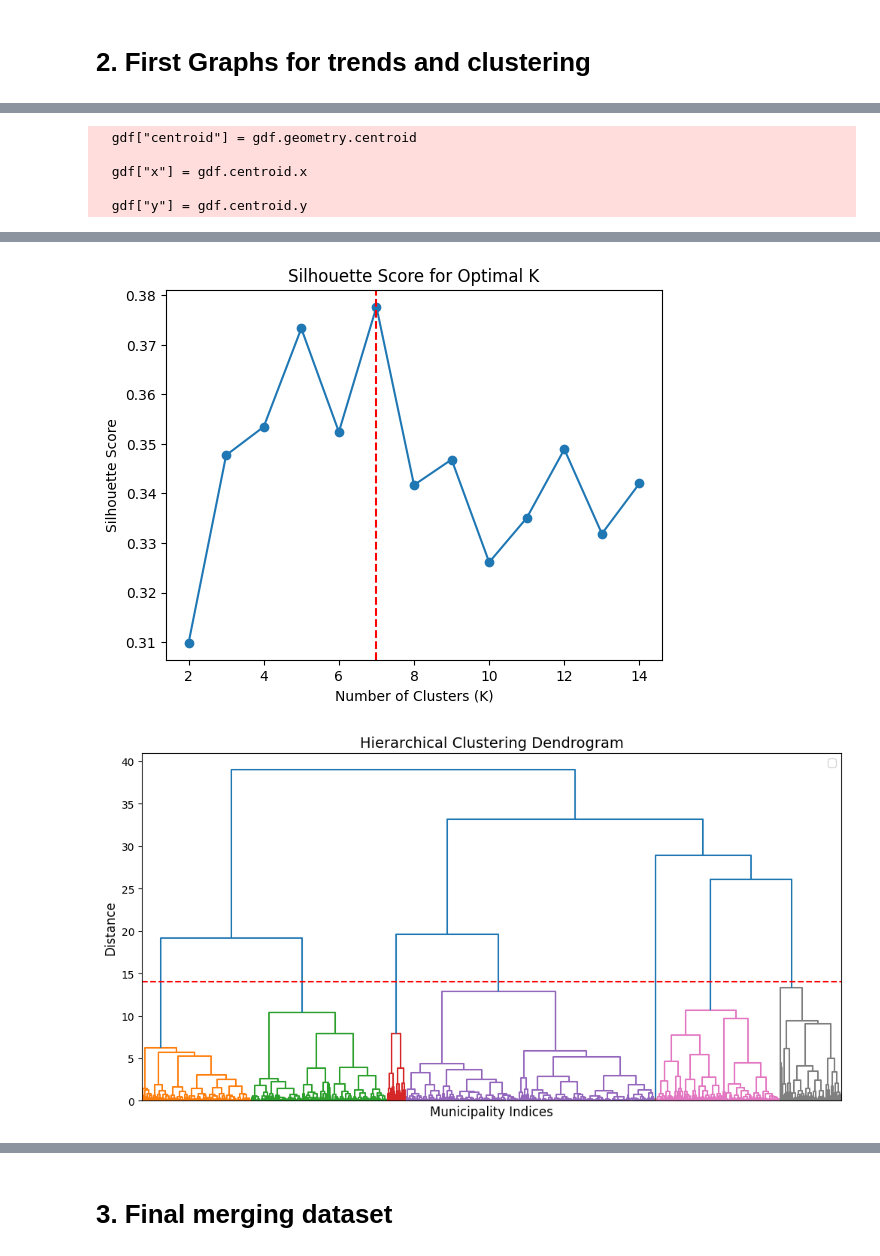
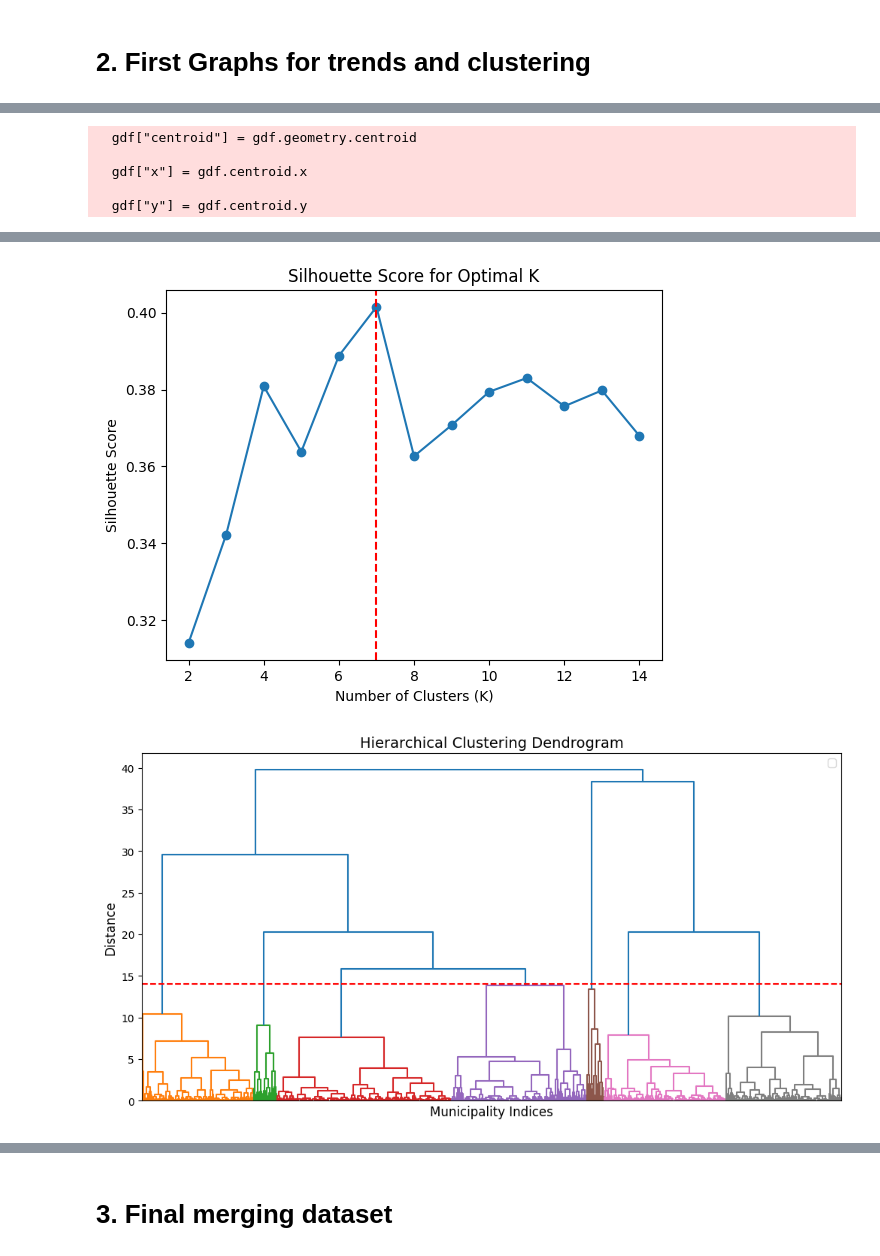
Before and after one commit to cpj97/MDS_thesis, a Jupyter notebook: Code/preprocessing_new.ipynb, the cells around one changed output, grey strips where cells are left out. Saved outputs shown, nothing was run; the diff lists cells and outputs as text; code cells hidden in the pictures.

```diff
--- a/Code/preprocessing_new.ipynb
+++ b/Code/preprocessing_new.ipynb
@@ -687,0 +727,41 @@ agro
+# %%
+### Merge all ###
+from logging import FileHandler
+
+
+final_df = pd.merge(merged_iica, shapes, on="codmpio")
+final_df = pd.merge(final_df, merged_fisc, on=["codmpio", "year"])
+final_df = pd.merge(final_df, gdp, on=["codmpio", "year"])
+final_df = pd.merge(final_df, general, on=["codmpio", "year"])
+
+# Ged GDP per capita
+final_df["gdp_pc"] = final_df["gdp"] / (final_df["pobl_rur"] + final_df["pobl_urb"]) # Times 1 million
+
+# Keep merging
+final_df = pd.merge(final_df, agro, on=["codmpio", "year"])
+final_df = pd.merge(final_df, conflict, on=["codmpio", "year"])
+final_df = pd.merge(final_df, dnp, on=["codmpio", "year"])
+
+# Work with deforestation variable
+final_df = final_df.rename(columns={
+    "M-03-25": "f_loss"
+})
+
+final_df["pc_loss"] = (final_df["f_loss"] / final_df["areaoficialhm2"])*100
+
+# Reorganize variables
+selected_columns = ["codmpio", "Depto", "Municipio", "Region", "geometry", "year", "f_loss", "pc_loss", "areaoficialhm2", "gdp", "gdp_pc"]
+
+# Reorder the dataset: Keep selected columns first, then the rest
+remaining_columns = [col for col in final_df.columns if col not in selected_columns]
+new_column_order = selected_columns + remaining_columns
+
+# Apply the new column order
+final_df = final_df[new_column_order]
+
+# Sort the dataset by `codmpio` and `year`
+final_df = final_df.sort_values(by=["codmpio", "year"]).reset_index(drop=True)
+
+final_df = gpd.GeoDataFrame(final_df, geometry="geometry")
+
+final_df
@@ -799,7 +839,7 @@ plt.show()
 ######################
 
 # Pivot the data so each row is a municipality and each column is a year
-deforestation_wide = def_shapes.pivot(index=["mpios", 'geometry'], columns="year", values="tc_loss_area").fillna(0)
+deforestation_wide = final_df.pivot(index=["codmpio", 'geometry'], columns="year", values="pc_loss").fillna(0)
 
 # Compute the average deforestation per municipality across all years
 deforestation_wide["avg_deforestation"] = deforestation_wide.mean(axis=1)
@@ -808,7 +848,7 @@ deforestation_wide["avg_deforestation"] = deforestation_wide.mean(axis=1)
 deforestation_avg = deforestation_wide[["avg_deforestation"]].reset_index()
 
 # Merge with the municipality geometries
-gdf = shapes.merge(deforestation_avg, on="mpios", how="left")
+gdf = shapes.merge(deforestation_avg, on="codmpio", how="left")
 
 # Ensure No NaNs Before Clustering
 gdf["avg_deforestation"] = gdf["avg_deforestation"].fillna(0)
@@ -904,5 +944,5 @@ plt.show()
-[figure, old version]
+[figure, new version]
-[figure, old version]
+[figure, new version]
 # %%
 # Apply K-Means Clustering (Choose the best K)
 optimal_k = 7   # Adjust based on elbow method result
```
Also changed, not shown: parts of 34 cells of this notebook.
